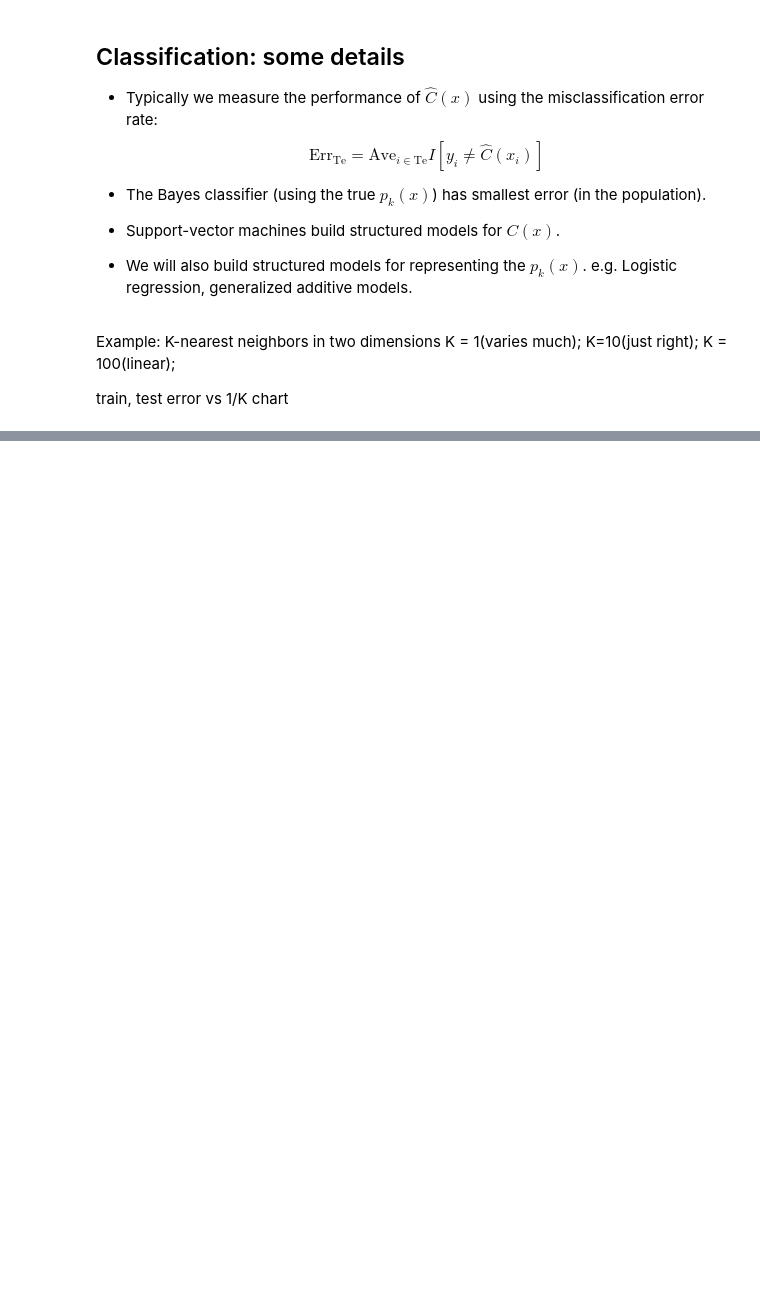
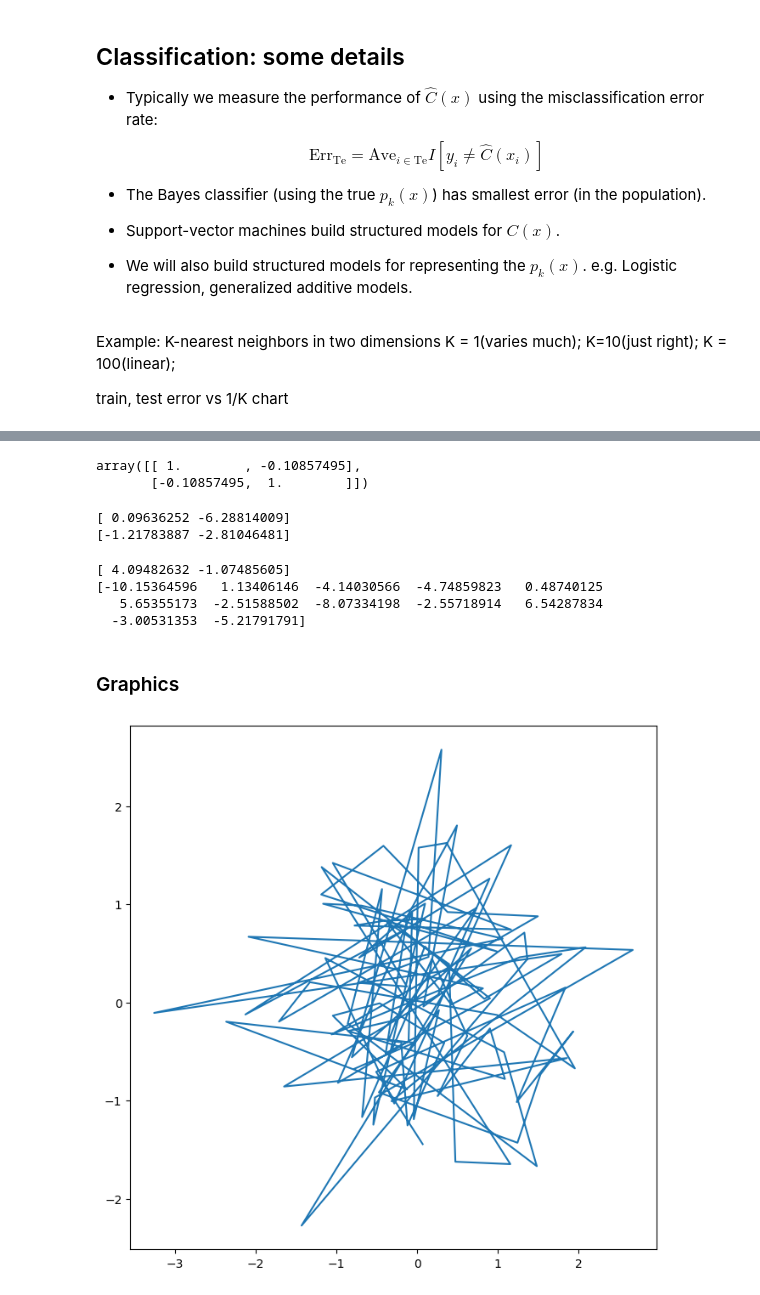
Before and after one commit to Prafful-Vyas/ISLP-Notebooks, a Jupyter notebook: Ch02.ipynb, the cells around one changed output, grey strips where cells are left out. Cells and saved outputs as stored; diff of their text form; code cells hidden in the pictures; blank space fills up the shorter version.

```diff
--- a/Ch02.ipynb
+++ b/Ch02.ipynb
@@ -153,0 +351,31 @@ train, test error vs 1/K chart
+# %%
+np.corrcoef(x, y)
+# %% [output]
+array([[ 1.        , -0.10857495],
+       [-0.10857495,  1.        ]])
+# %%
+print(np.random.normal(scale=5, size=2))
+print(np.random.normal(scale=5, size=2))
+# %% [output]
+[ 0.09636252 -6.28814009]
+[-1.21783887 -2.81046481]
+# %%
+rng = np.random.default_rng(1303)
+print(rng.normal(scale=5, size=2))
+rng2 = np.random.default_rng(1303)
+print(rng.normal(scale=5, size=12))
+# %% [output]
+[ 4.09482632 -1.07485605]
+[-10.15364596   1.13406146  -4.14030566  -4.74859823   0.48740125
+   5.65355173  -2.51588502  -8.07334198  -2.55718914   6.54287834
+  -3.00531353  -5.21791791]
+# %% [markdown]
+### Graphics
+# %%
+from matplotlib.pyplot import subplots
+fig, ax = subplots(figsize=(8, 8))
+x = rng.standard_normal(100)
+y = rng.standard_normal(100)
+ax.plot(x, y);
+# %% [output]
+[figure, added]
```
Also changed, not shown: parts of 62 cells of this notebook.
